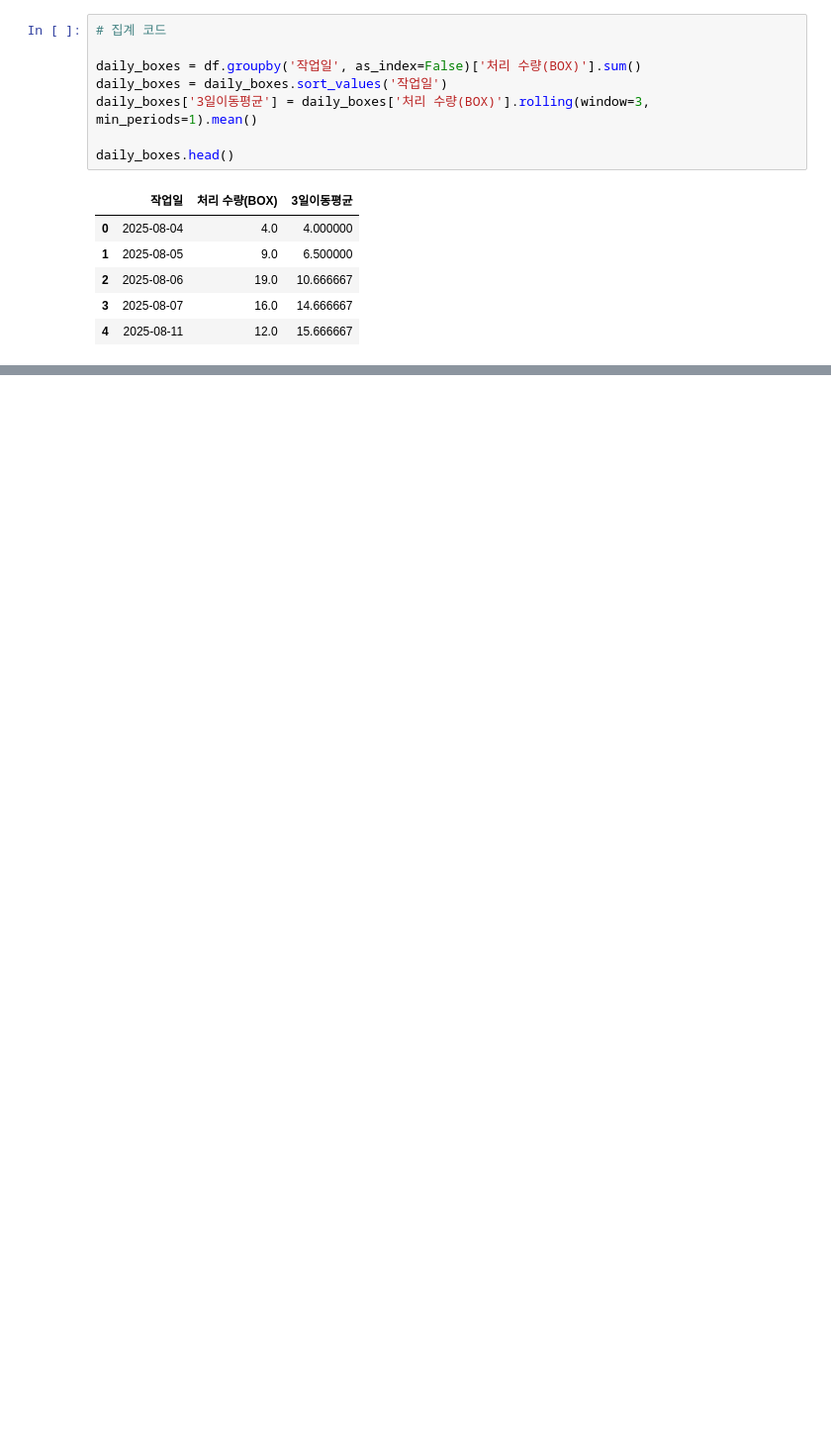
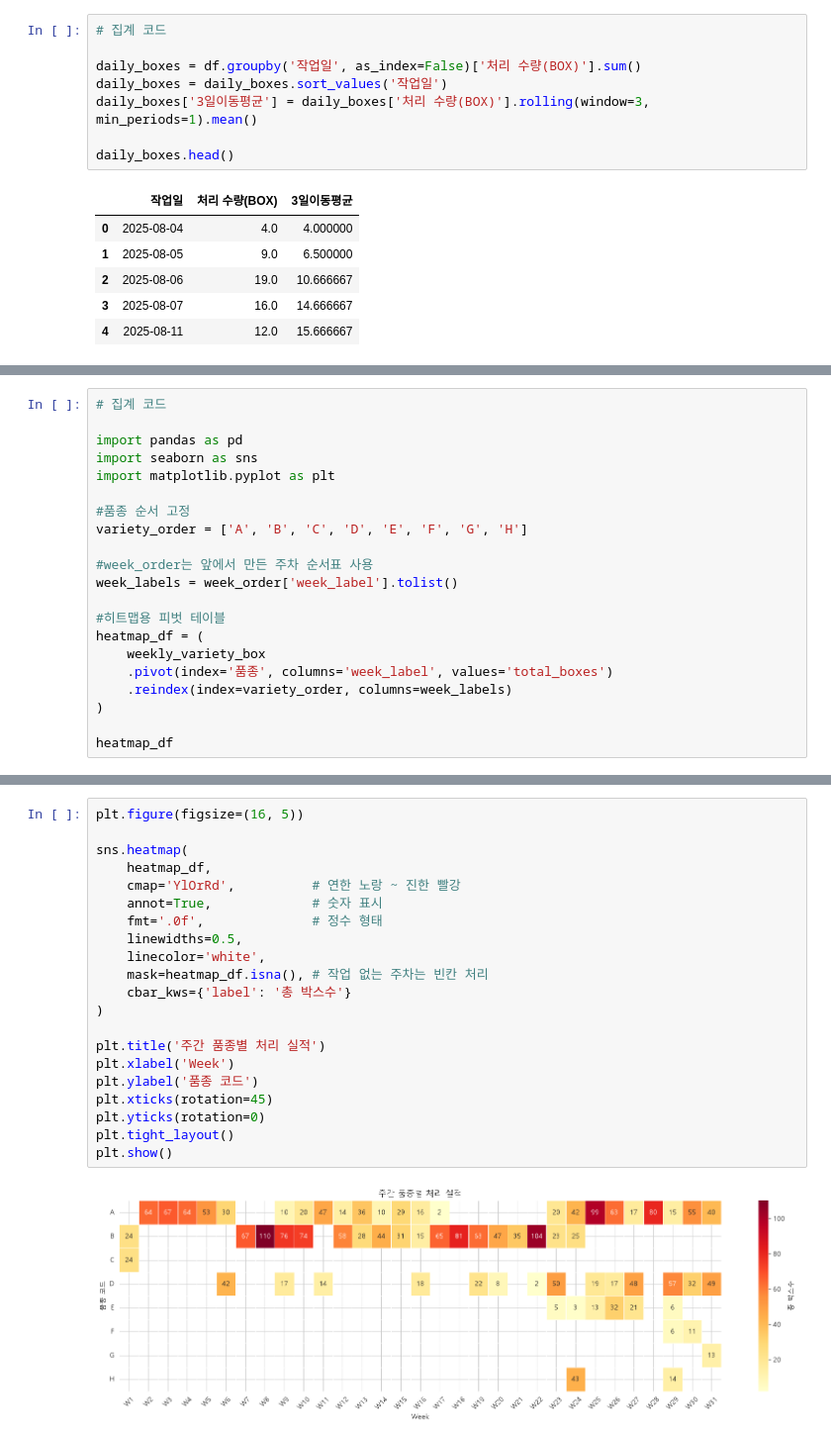
Before and after one commit to U-an74/AI_Data_Analysis, a Jupyter notebook: analysis.ipynb, the cells around one changed output, grey strips where cells are left out. Shown at 99% size. Drawn from its saved outputs; the diff is of its cells as text; blank space fills up the shorter version.

```diff
--- a/analysis.ipynb
+++ b/analysis.ipynb
@@ -355,0 +540,21 @@ plt.show()
+# %%
+# 집계 코드
+
+import pandas as pd
+import seaborn as sns
+import matplotlib.pyplot as plt
+
+#품종 순서 고정
+variety_order = ['A', 'B', 'C', 'D', 'E', 'F', 'G', 'H']
+
+#week_order는 앞에서 만든 주차 순서표 사용
+week_labels = week_order['week_label'].tolist()
+
+#히트맵용 피벗 테이블
+heatmap_df = (
+    weekly_variety_box
+    .pivot(index='품종', columns='week_label', values='total_boxes')
+    .reindex(index=variety_order, columns=week_labels)
+)
+
+heatmap_df
@@ -355,0 +573,23 @@ plt.show()
+# %%
+plt.figure(figsize=(16, 5))
+
+sns.heatmap(
+    heatmap_df,
+    cmap='YlOrRd',          # 연한 노랑 ~ 진한 빨강
+    annot=True,             # 숫자 표시
+    fmt='.0f',              # 정수 형태
+    linewidths=0.5,
+    linecolor='white',
+    mask=heatmap_df.isna(), # 작업 없는 주차는 빈칸 처리
+    cbar_kws={'label': '총 박스수'}
+)
+
+plt.title('주간 품종별 처리 실적')
+plt.xlabel('Week')
+plt.ylabel('품종 코드')
+plt.xticks(rotation=45)
+plt.yticks(rotation=0)
+plt.tight_layout()
+plt.show()
+# %% [output]
+[figure, added]
```
Also changed, not shown: parts of 15 cells of this notebook.
